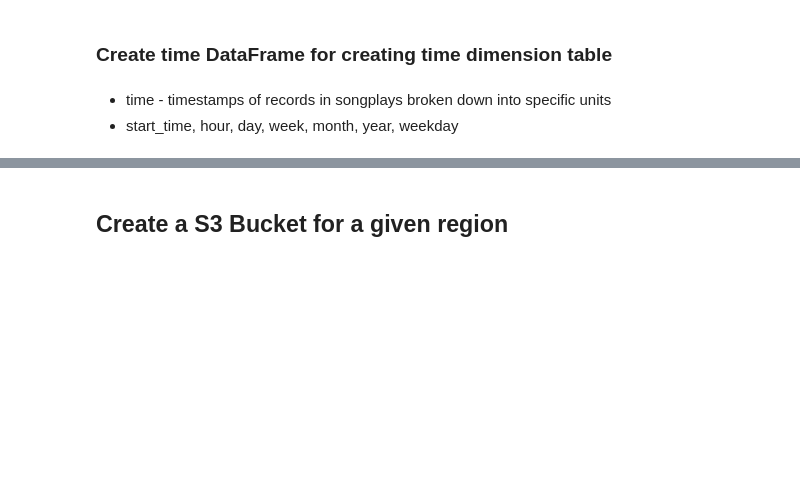
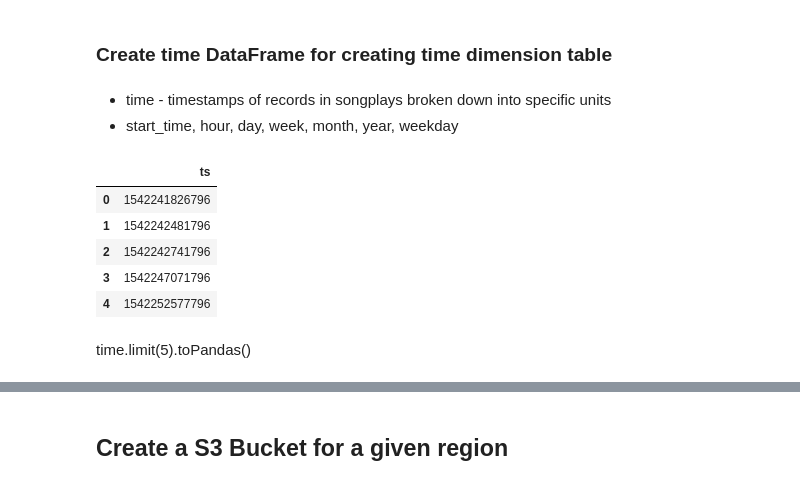
Before and after one commit to ranjithpals/100DaysOfCode, a Jupyter notebook: ETL.ipynb, the cells around one changed output, grey strips where cells are left out. Cells and saved outputs as stored; diff of their text form; code cells hidden in the pictures; blank space fills up the shorter version.

```diff
--- a/ETL.ipynb
+++ b/ETL.ipynb
@@ -281,0 +286,10 @@ import datetime
+# %%
+time = log_f1.select(['ts'])
+time.limit(5).toPandas()
+# %% [output]
+|  | ts |
+| 0 | 1542241826796 |
+| 1 | 1542242481796 |
+| 2 | 1542242741796 |
+| 3 | 1542247071796 |
+| 4 | 1542252577796 |
@@ -289,0 +303,2 @@ time = time.withColumn("hour", get_hour(time.ts))
+# %% [markdown]
+time.limit(5).toPandas()
```
Also changed, not shown: parts of 18 cells of this notebook.
